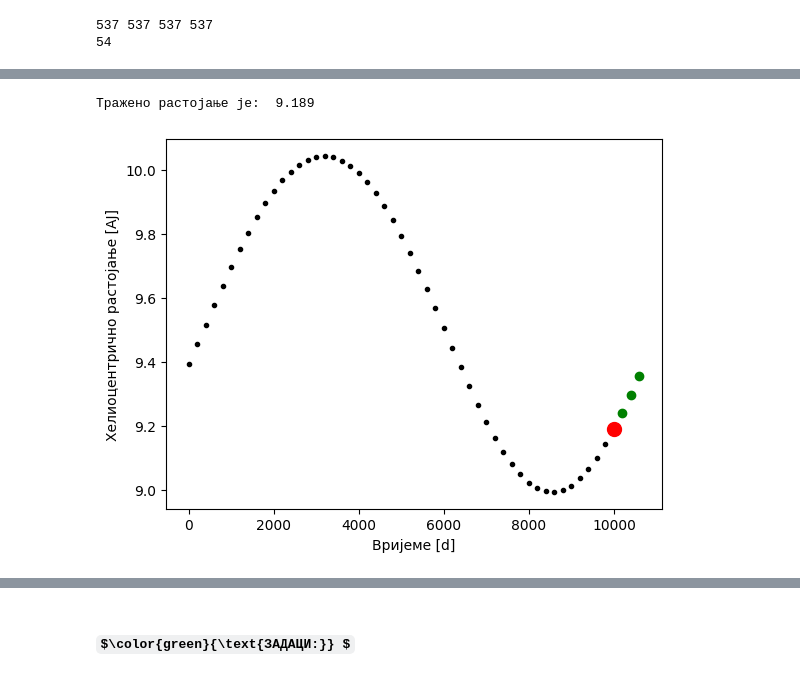
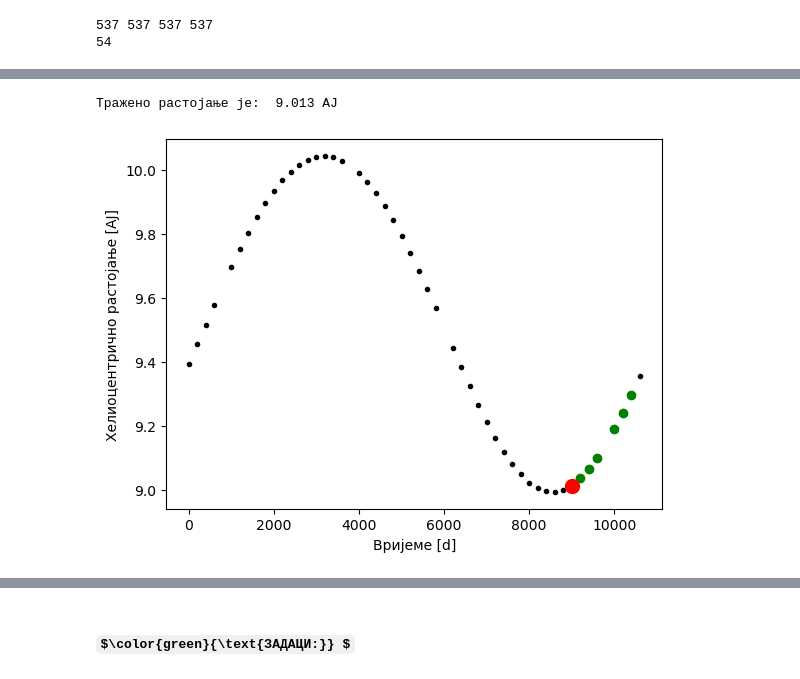
Before and after one commit to zorzeus/numericke-metode-u-astronomiji, a Jupyter notebook: nma_03.ipynb, the cells around one changed output, grey strips where cells are left out. Drawn from its saved outputs; the diff is of its cells as text; code cells hidden in the pictures; some formulas as TeX source.

```diff
--- a/nma_03.ipynb
+++ b/nma_03.ipynb
@@ -290,24 +339,24 @@ def njutn_2(x,y,x0):
 
     return P
 # %%
-t0 = 10000
+t0 = 9000
 
 red = 5
 indeks=np.argwhere(t>t0).flatten()[0]
 
 r0 = njutn_2(t[indeks-red:indeks+1], r[indeks-red:indeks+1], t0)
-print('Тражено растојање је: ', np.round(r0, 3))
+print('Тражено растојање је: ', np.round(r0, 3), 'АЈ')
 
 xx = np.linspace(t[indeks-red:indeks+1], t[indeks-red:indeks+1], 100)
 yy = njutn_2(t[indeks-red:indeks+1], r[indeks-red:indeks+1], xx)
 
+# plt.plot(xx, yy, color='gold')
 plt.plot(t, r, '.', color='black')
 plt.plot(t[indeks:indeks+red+1], r[indeks:indeks+red+1], 'o', color='green')
 plt.plot(t0, r0, 'o', color='red', markersize=10)
-plt.plot(xx, yy, color='gold')
 plt.xlabel('Вријеме [d]')
 plt.ylabel('Хелиоцентрично растојање [AJ]')
 plt.show()
 # %% [output]
-Тражено растојање је:  9.189
+Тражено растојање је:  9.013 АЈ
-[figure, old version]
+[figure, new version]
```
Also changed, not shown: parts of 48 cells of this notebook, 2 other files.
